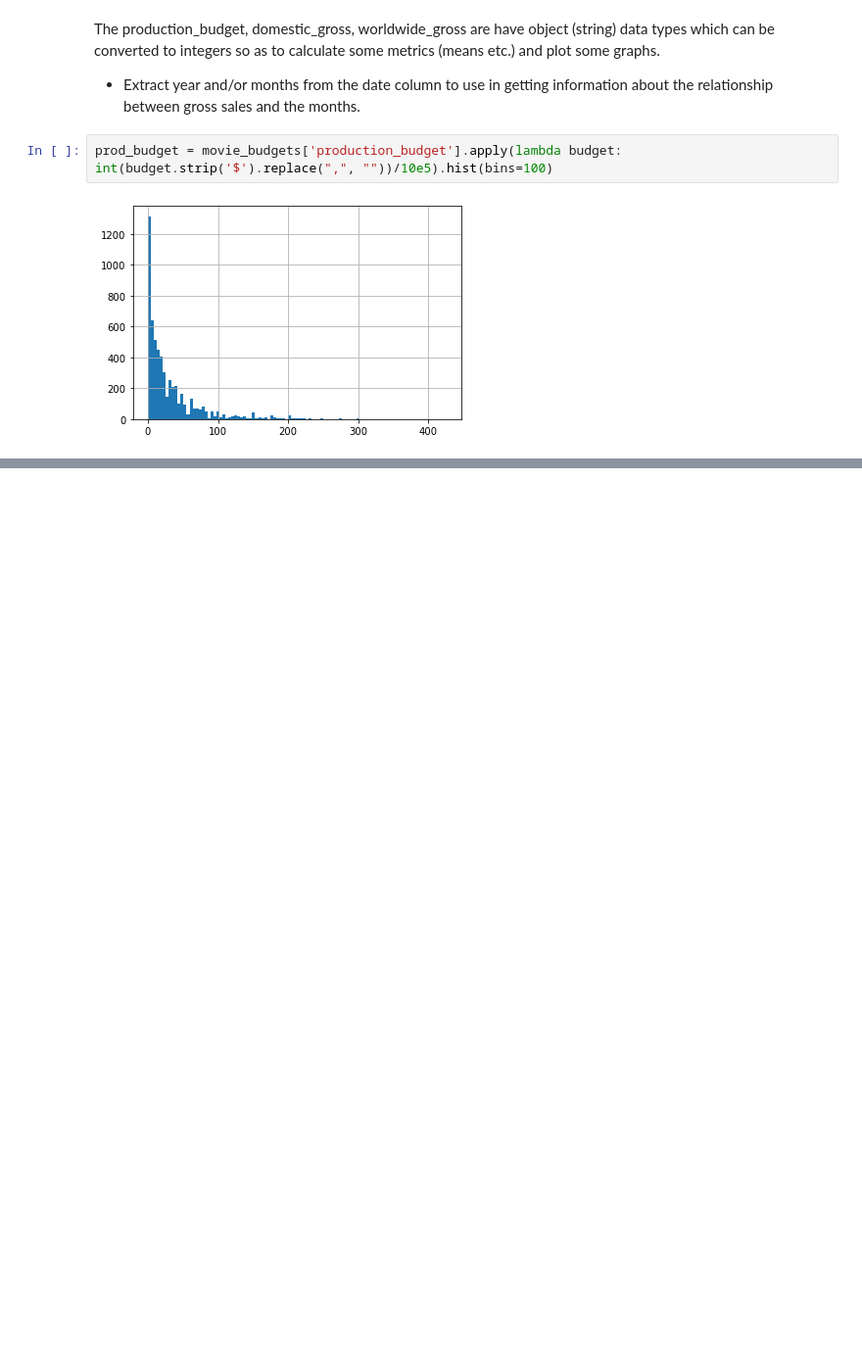
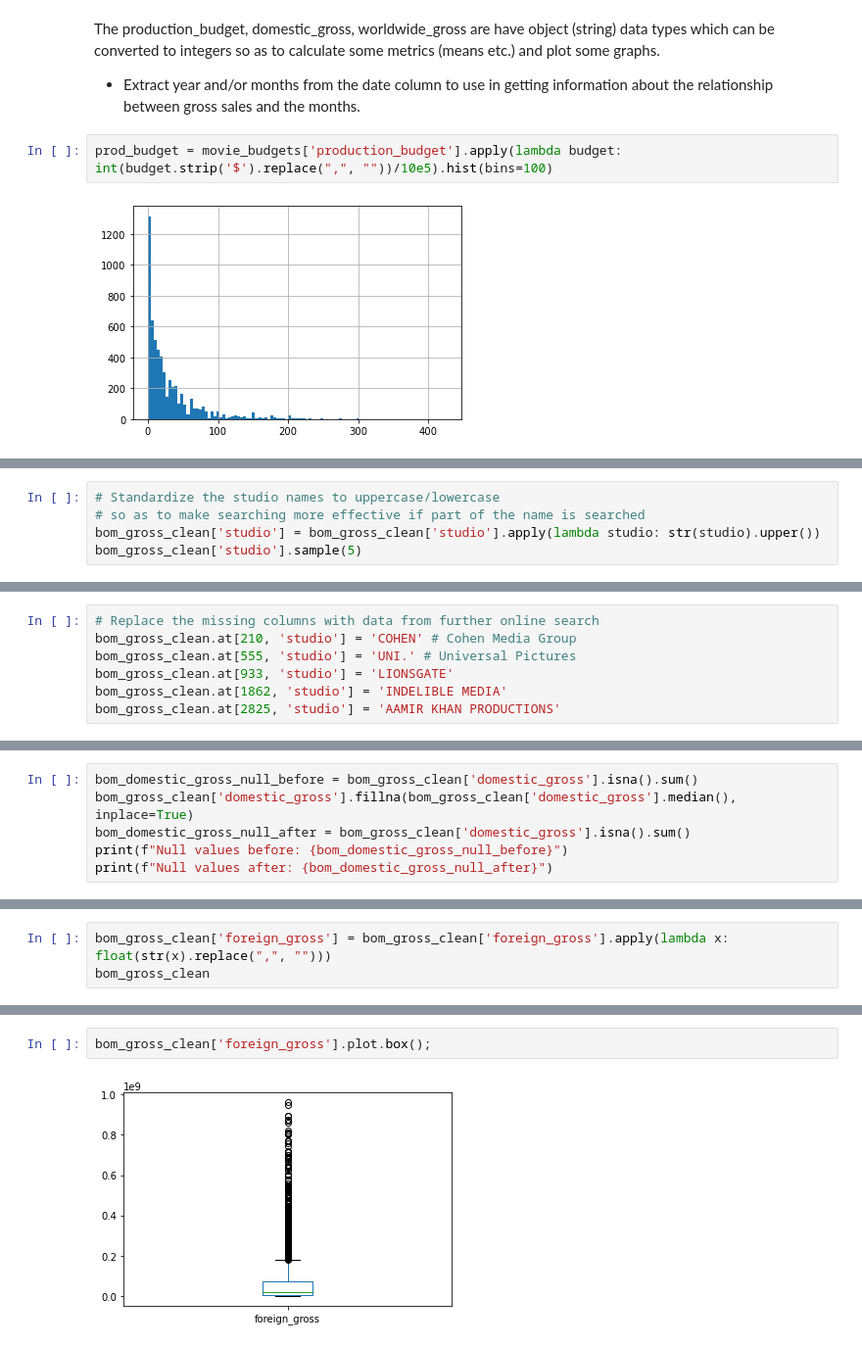
Before and after one commit to KingMaina/Microsoft-Movie-Analysis, a Jupyter notebook: student.ipynb, the cells around one changed output, grey strips where cells are left out. Shown: that part at 98% size. Saved outputs shown, nothing was run; the diff lists cells and outputs as text; blank space fills up the shorter version.

```diff
--- a/student.ipynb
+++ b/student.ipynb
@@ -681,0 +760,5 @@ prod_budget = movie_budgets['production_budget'].apply(lambda budget: int(budget
+# %%
+# Standardize the studio names to uppercase/lowercase
+# so as to make searching more effective if part of the name is searched
+bom_gross_clean['studio'] = bom_gross_clean['studio'].apply(lambda studio: str(studio).upper())
+bom_gross_clean['studio'].sample(5)
@@ -681,0 +772,7 @@ prod_budget = movie_budgets['production_budget'].apply(lambda budget: int(budget
+# %%
+# Replace the missing columns with data from further online search
+bom_gross_clean.at[210, 'studio'] = 'COHEN' # Cohen Media Group
+bom_gross_clean.at[555, 'studio'] = 'UNI.' # Universal Pictures
+bom_gross_clean.at[933, 'studio'] = 'LIONSGATE'
+bom_gross_clean.at[1862, 'studio'] = 'INDELIBLE MEDIA'
+bom_gross_clean.at[2825, 'studio'] = 'AAMIR KHAN PRODUCTIONS'
@@ -681,0 +815,6 @@ prod_budget = movie_budgets['production_budget'].apply(lambda budget: int(budget
+# %%
+bom_domestic_gross_null_before = bom_gross_clean['domestic_gross'].isna().sum()
+bom_gross_clean['domestic_gross'].fillna(bom_gross_clean['domestic_gross'].median(), inplace=True)
+bom_domestic_gross_null_after = bom_gross_clean['domestic_gross'].isna().sum()
+print(f"Null values before: {bom_domestic_gross_null_before}")
+print(f"Null values after: {bom_domestic_gross_null_after}")
@@ -681,0 +848,3 @@ prod_budget = movie_budgets['production_budget'].apply(lambda budget: int(budget
+# %%
+bom_gross_clean['foreign_gross'] = bom_gross_clean['foreign_gross'].apply(lambda x: float(str(x).replace(",", "")))
+bom_gross_clean
@@ -681,0 +874,4 @@ prod_budget = movie_budgets['production_budget'].apply(lambda budget: int(budget
+# %%
+bom_gross_clean['foreign_gross'].plot.box();
+# %% [output]
+[figure, added]
```
Also changed, not shown: parts of 33 cells of this notebook.
